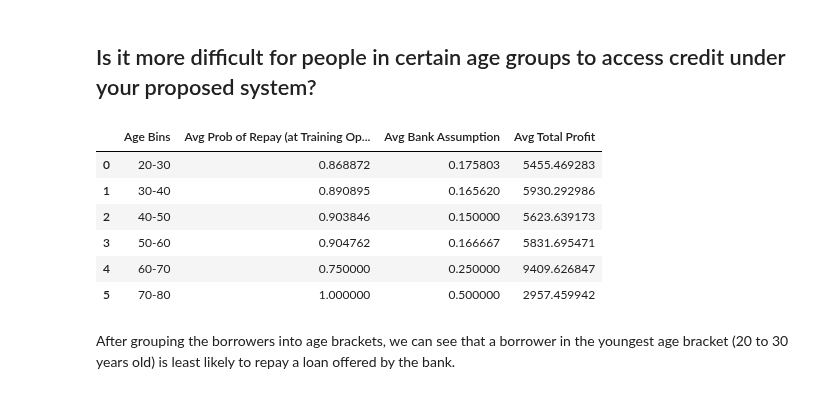
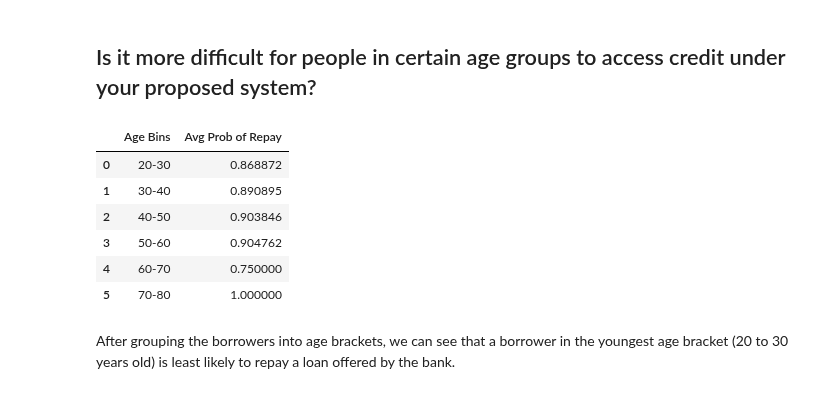
Before and after one commit to lucasf46/lucasf46.github.io, a Jupyter notebook: posts/BlogPost2/BlogPost2-2.ipynb, the cells around one changed output. Saved outputs shown, nothing was run; the diff lists cells and outputs as text; code cells hidden in the pictures.

```diff
--- a/posts/BlogPost2/BlogPost2-2.ipynb
+++ b/posts/BlogPost2/BlogPost2-2.ipynb
@@ -313,26 +317,26 @@ The red dot is the expected profit from the test data using the optimal threshol
 # %%
 # Income bins
 bins = [0, 20, 30, 40, 50, 60, 70, 80, float('inf')]
 
 # Labels for bins
 labels = ['0-20', '20-30', '30-40', '40-50', '50-60', '60-70', '70-80', '80+']
 
 # New column in data frame: https://pandas.pydata.org/pandas-docs/stable/reference/api/pandas.cut.html
 X_test['age_bins'] = pd.cut(X_test['person_age'], bins=bins, labels=labels, right=False)
 
 # Group by the income bins and calculate the mean loan amount for each category
-summary_table3 = X_test.groupby('age_bins', observed=True).agg({'Default Unlikely': 'mean', 'Correct Assumption': 'mean', 'Total Profit': 'mean'}).reset_index()
-summary_table3.columns = ["Age Bins", "Avg Prob of Repay (at Training Optimal Threshold)", "Avg Bank Assumption", "Avg Total Profit"]
+summary_table3 = X_test.groupby('age_bins', observed=True).agg({'Default Unlikely': 'mean'}).reset_index()
+summary_table3.columns = ["Age Bins", "Avg Prob of Repay"]
 
 summary_table3
 # %% [output]
-|  | Age Bins | Avg Prob of Repay (at Training Op... | Avg Bank Assumption | Avg Total Profit |
-| 0 | 20-30 | 0.868872 | 0.175803 | 5455.469283 |
-| 1 | 30-40 | 0.890895 | 0.165620 | 5930.292986 |
-| 2 | 40-50 | 0.903846 | 0.150000 | 5623.639173 |
-| 3 | 50-60 | 0.904762 | 0.166667 | 5831.695471 |
-| 4 | 60-70 | 0.750000 | 0.250000 | 9409.626847 |
-| 5 | 70-80 | 1.000000 | 0.500000 | 2957.459942 |
+|  | Age Bins | Avg Prob of Repay |
+| 0 | 20-30 | 0.868872 |
+| 1 | 30-40 | 0.890895 |
+| 2 | 40-50 | 0.903846 |
+| 3 | 50-60 | 0.904762 |
+| 4 | 60-70 | 0.750000 |
+| 5 | 70-80 | 1.000000 |
 # %% [markdown]
 After grouping the borrowers into age brackets, we can see that a borrower in the youngest age bracket (20 to 30 years old) is least likely to repay a loan offered by the bank.
 # %% [markdown]
```
Also changed, not shown: parts of 7 cells of this notebook, 6 other files.
